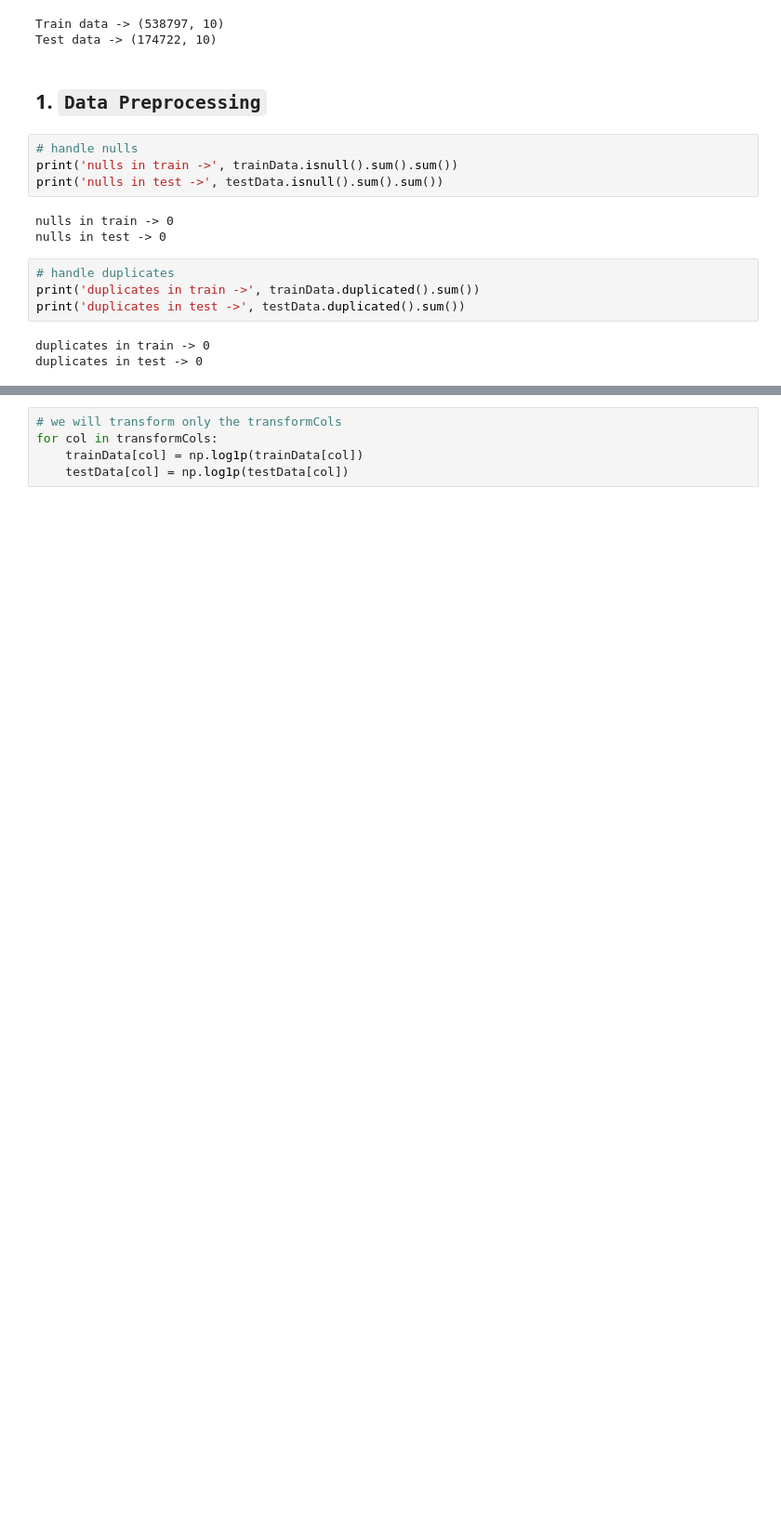
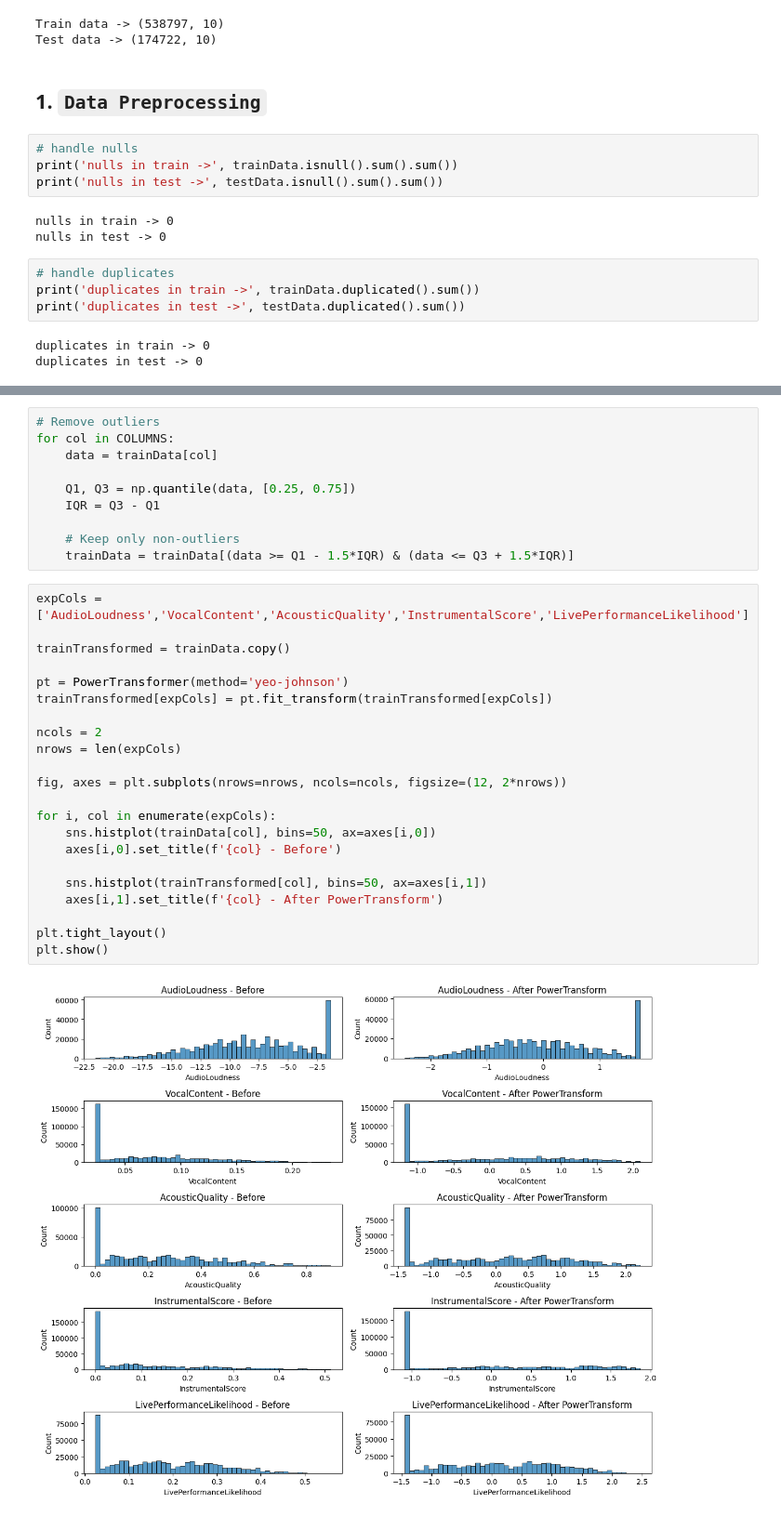
Before and after one commit to KarthikNot/Kaggle-S5E9, a Jupyter notebook: notebooks/Kaggle S5E9.ipynb, the cells around one changed output, grey strips where cells are left out. Shown at 93% size. Drawn from its saved outputs; the diff is of its cells as text; blank space fills up the shorter version.

```diff
--- a/notebooks/Kaggle S5E9.ipynb
+++ b/notebooks/Kaggle S5E9.ipynb
@@ -156,5 +188,34 @@ plt.show()
 # %%
-# we will transform only the transformCols
-for col in transformCols:
-    trainData[col] = np.log1p(trainData[col])
-    testData[col] = np.log1p(testData[col])
+# Remove outliers
+for col in COLUMNS:
+    data = trainData[col]
+
+    Q1, Q3 = np.quantile(data, [0.25, 0.75])
+    IQR = Q3 - Q1
+
+    # Keep only non-outliers
+    trainData = trainData[(data >= Q1 - 1.5*IQR) & (data <= Q3 + 1.5*IQR)]
+# %%
+expCols = ['AudioLoudness','VocalContent','AcousticQuality','InstrumentalScore','LivePerformanceLikelihood']
+
+trainTransformed = trainData.copy()
+
+pt = PowerTransformer(method='yeo-johnson')
+trainTransformed[expCols] = pt.fit_transform(trainTransformed[expCols])
+
+ncols = 2
+nrows = len(expCols)
+
+fig, axes = plt.subplots(nrows=nrows, ncols=ncols, figsize=(12, 2*nrows))
+
+for i, col in enumerate(expCols):
+    sns.histplot(trainData[col], bins=50, ax=axes[i,0])
+    axes[i,0].set_title(f'{col} - Before')
+
+    sns.histplot(trainTransformed[col], bins=50, ax=axes[i,1])
+    axes[i,1].set_title(f'{col} - After PowerTransform')
+
+plt.tight_layout()
+plt.show()
+# %% [output]
+[figure, added]
```
Also changed, not shown: parts of 28 cells of this notebook.
